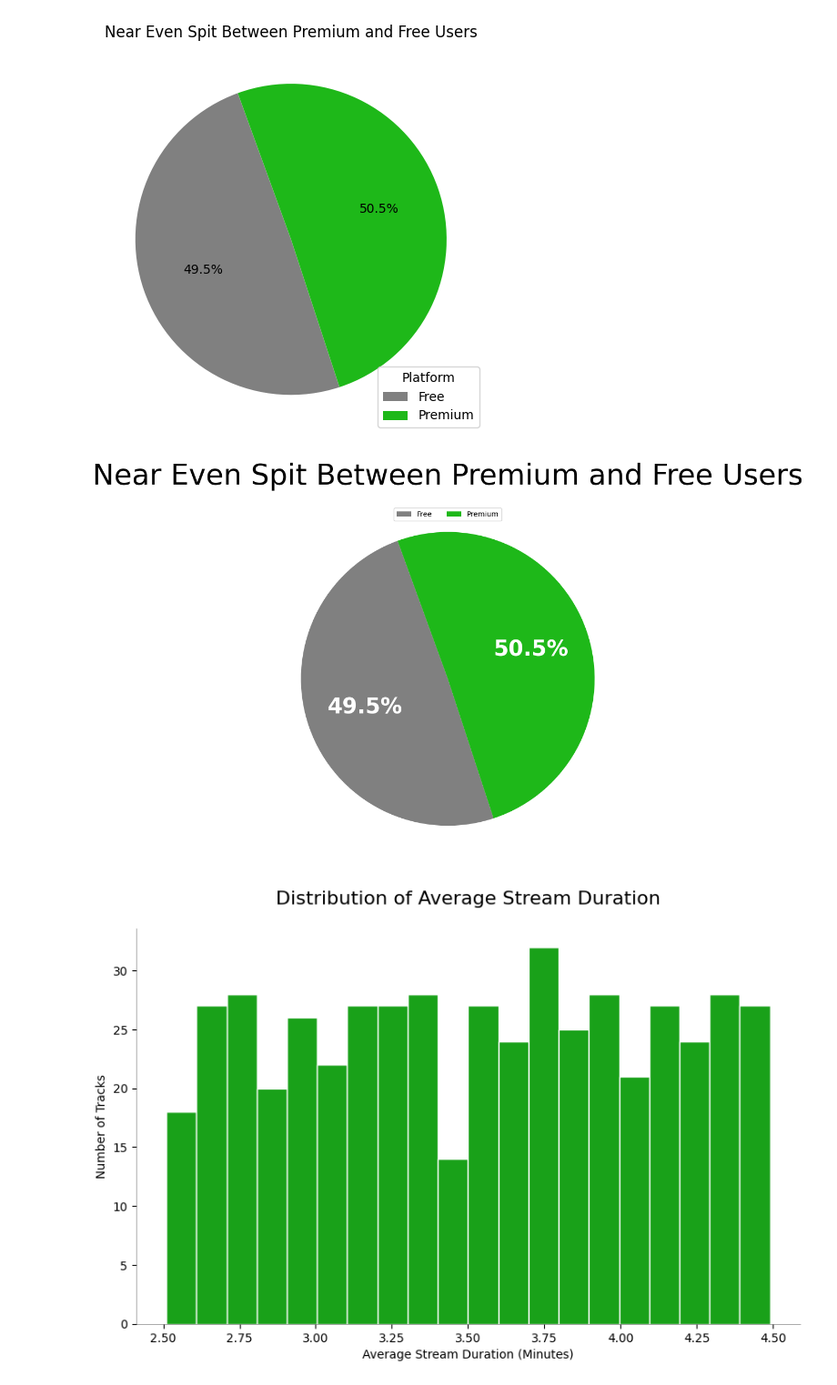
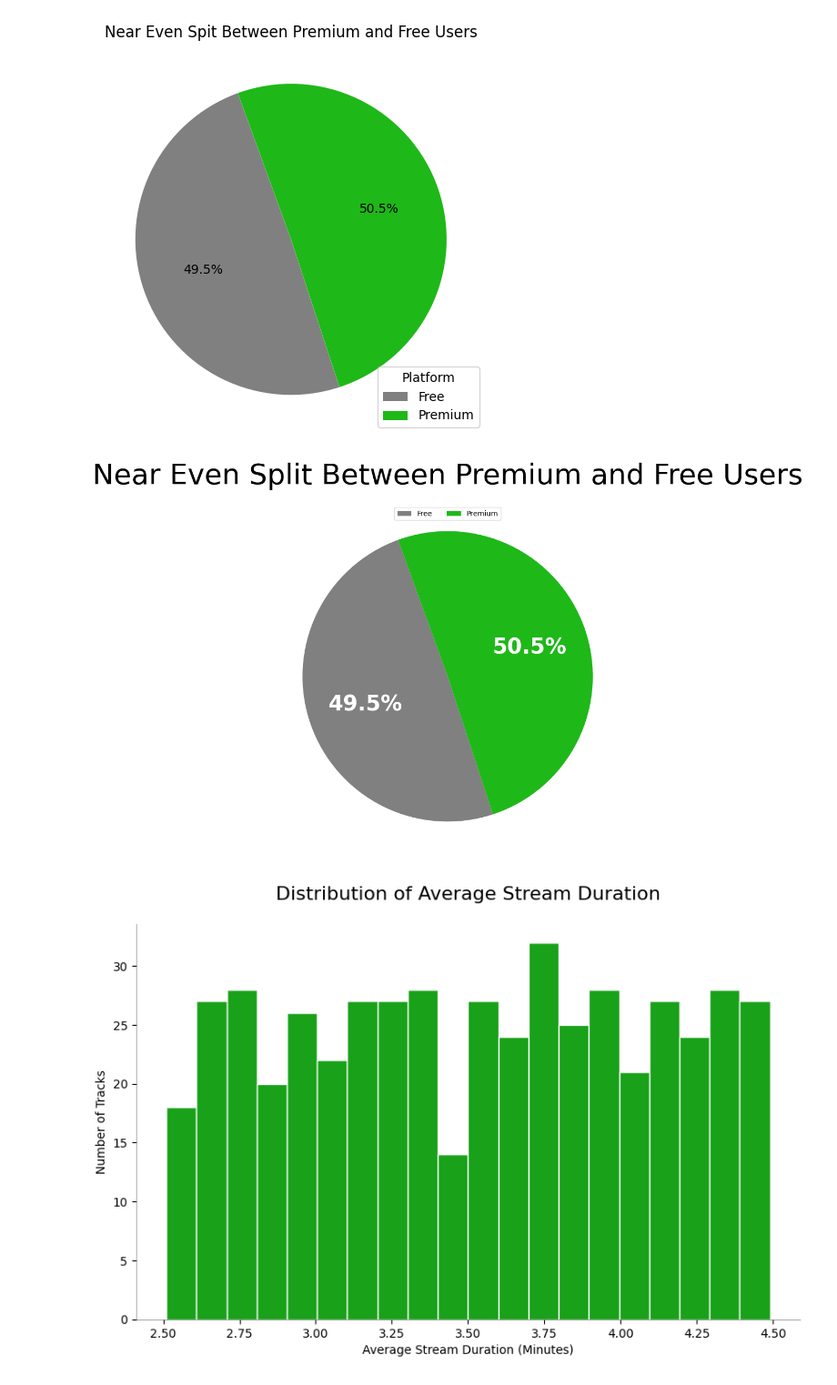
Before and after one commit to jessegarrido/learning_plots_jessegarrido, a Jupyter notebook: notebooks/learning_plots_jessegarrido.ipynb, the cells around one changed output. Shown: that part at 91% size. Saved outputs shown, nothing was run; the diff lists cells and outputs as text; code cells hidden in the pictures.

Commit message:
saved a few plots

```diff
--- a/notebooks/learning_plots_jessegarrido.ipynb
+++ b/notebooks/learning_plots_jessegarrido.ipynb
@@ -329,35 +329,36 @@ plt.show()
 fig, ax = plt.subplots(figsize=(8,8))
 
 wedges, texts, autotexts = ax.pie(
     platform_totals,
     autopct="%1.1f%%",
     startangle=110,
     colors=["gray","#1eb819"]
     )
 
 ax.set_title(
-    "Near Even Spit Between Premium and Free Users",
+    "Near Even Split Between Premium and Free Users",
     fontsize=40,
     pad=15,
     loc="center"
 )
 
 for autotext in autotexts:
         autotext.set_fontsize(30)
         autotext.set_color("white")
         autotext.set_weight("bold")
 ax.legend(
     wedges,
     platform_totals.index,
     loc="lower center",
     bbox_to_anchor = (0.5, 0.92),
     ncol= 2
 )
 
 plt.tight_layout()
+plt.savefig("../plots/NearEvenSplit.png")
 plt.show()
 # %% [output]
-[figure, old version]
+[figure, new version]
 # %%
 plt.figure(figsize=(10,6))
 plt.hist(
```
Also changed, not shown: parts of 2 cells of this notebook, 3 other files.
